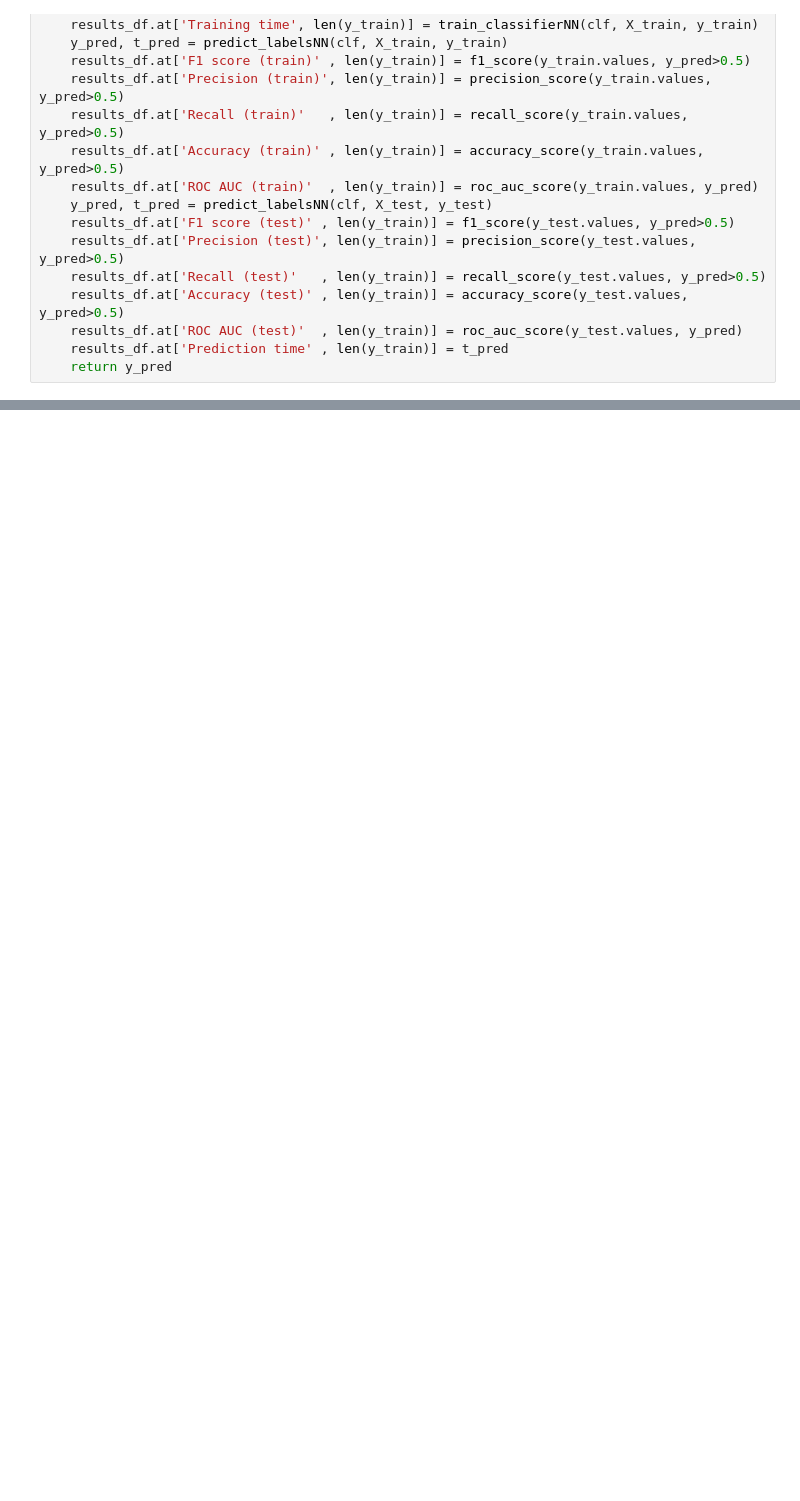
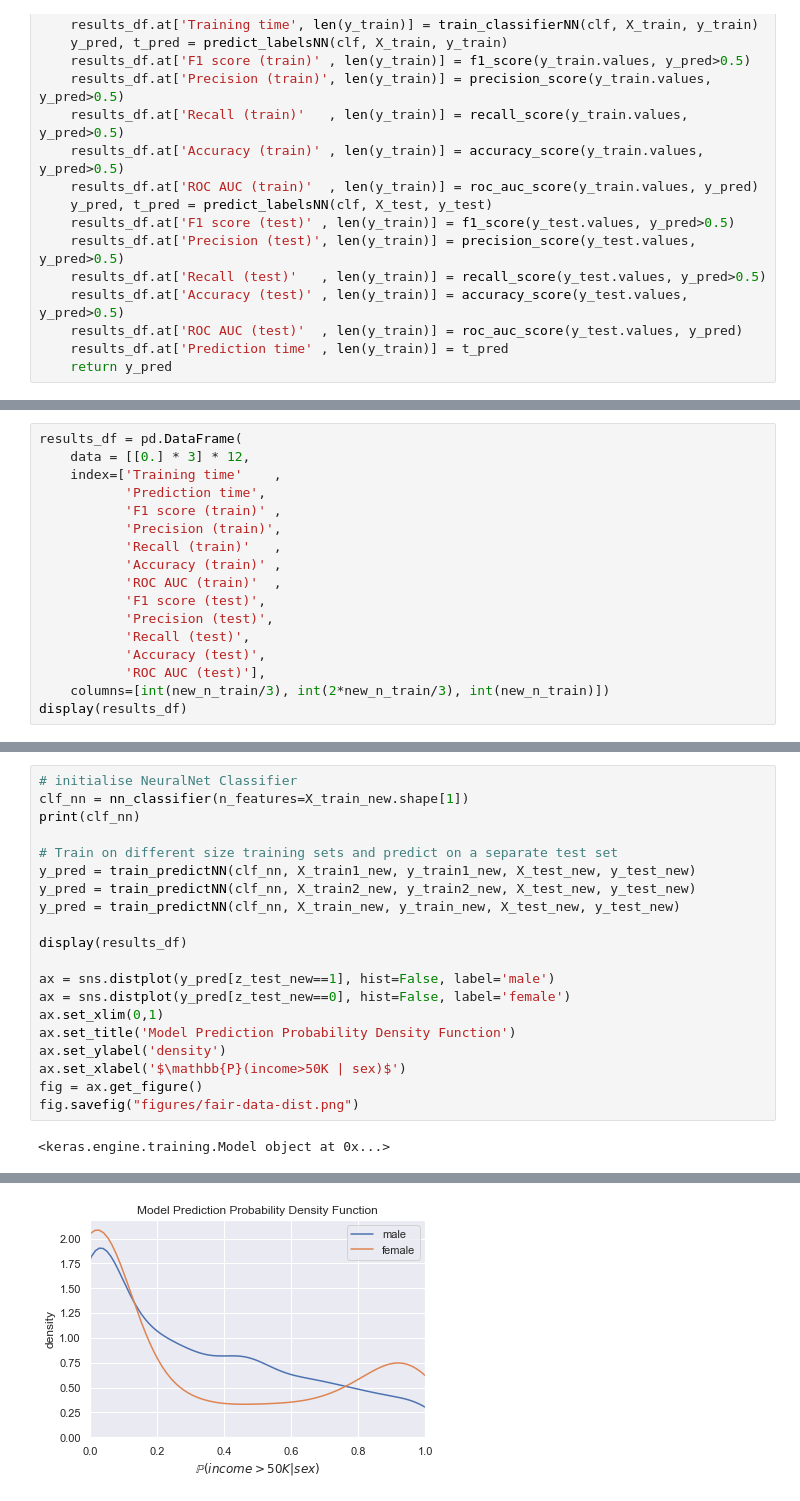
Before and after one commit to leenamurgai/debias-ml, a Jupyter notebook: notebooks/Adult_UCI.ipynb, the cells around one changed output, grey strips where cells are left out. Saved outputs shown, nothing was run; the diff lists cells and outputs as text; blank space fills up the shorter version.

```diff
--- a/notebooks/Adult_UCI.ipynb
+++ b/notebooks/Adult_UCI.ipynb
@@ -543,0 +581,17 @@ Name: sex_Male, dtype: float64
+# %%
+results_df = pd.DataFrame(
+    data = [[0.] * 3] * 12,
+    index=['Training time'    ,
+           'Prediction time',
+           'F1 score (train)' ,
+           'Precision (train)',
+           'Recall (train)'   ,
+           'Accuracy (train)' ,
+           'ROC AUC (train)'  ,
+           'F1 score (test)',
+           'Precision (test)',
+           'Recall (test)',
+           'Accuracy (test)',
+           'ROC AUC (test)'],
+    columns=[int(new_n_train/3), int(2*new_n_train/3), int(new_n_train)])
+display(results_df)
@@ -543,0 +612,22 @@ Name: sex_Male, dtype: float64
+# %%
+# initialise NeuralNet Classifier
+clf_nn = nn_classifier(n_features=X_train_new.shape[1])
+print(clf_nn)
+
+# Train on different size training sets and predict on a separate test set
+y_pred = train_predictNN(clf_nn, X_train1_new, y_train1_new, X_test_new, y_test_new)
+y_pred = train_predictNN(clf_nn, X_train2_new, y_train2_new, X_test_new, y_test_new)
+y_pred = train_predictNN(clf_nn, X_train_new, y_train_new, X_test_new, y_test_new)
+
+display(results_df)
+
+ax = sns.distplot(y_pred[z_test_new==1], hist=False, label='male')
+ax = sns.distplot(y_pred[z_test_new==0], hist=False, label='female')
+ax.set_xlim(0,1)
+ax.set_title('Model Prediction Probability Density Function')
+ax.set_ylabel('density')
+ax.set_xlabel('$\mathbb{P}(income>50K | sex)$')
+fig = ax.get_figure()
+fig.savefig("figures/fair-data-dist.png")
+# %% [output]
+<keras.engine.training.Model object at 0x...>
@@ -544 +647,2 @@ Name: sex_Male, dtype: float64
+[figure, added]
 # %%
```
Also changed, not shown: parts of 26 cells of this notebook, 7 other files.
